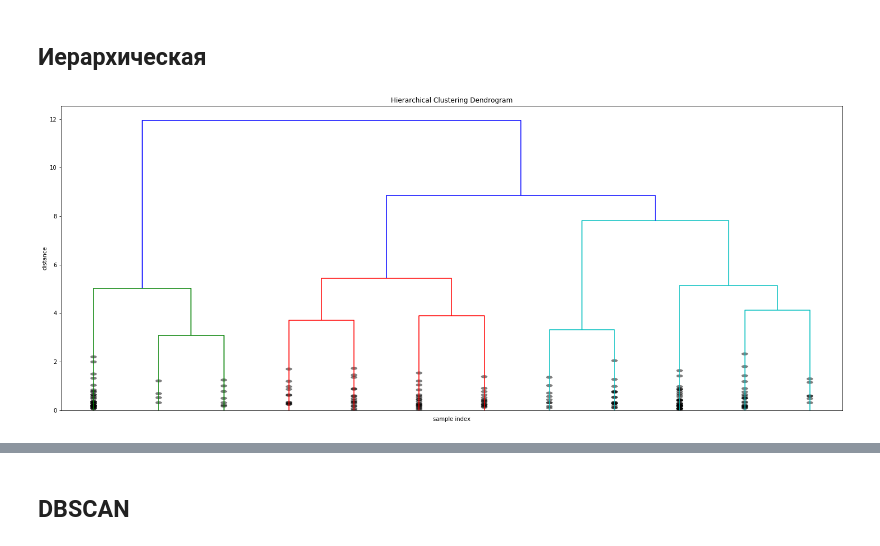
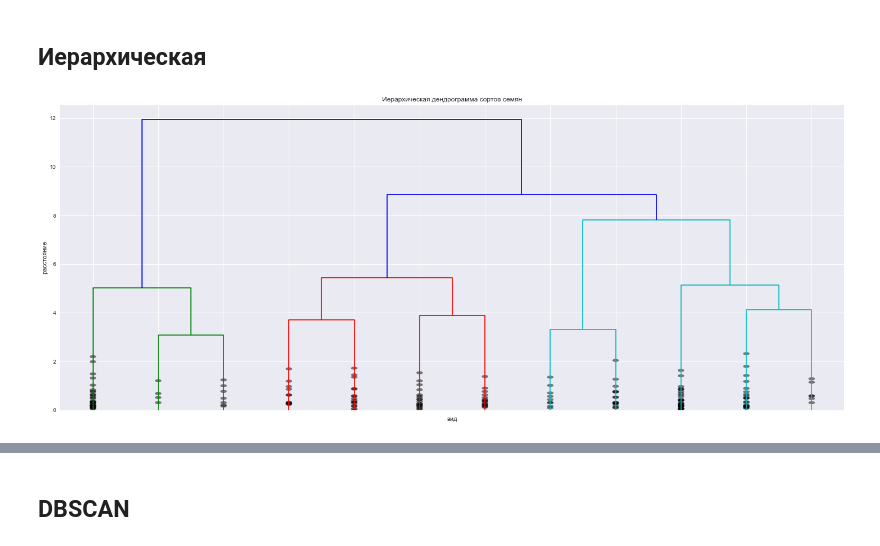
Before and after one commit to PereverzevVV/Data-clustering-algorithms, a Jupyter notebook: Семена.ipynb, the cells around one changed output, grey strips where cells are left out. Saved outputs shown, nothing was run; the diff lists cells and outputs as text; code cells hidden in the pictures.

```diff
--- a/Семена.ipynb
+++ b/Семена.ipynb
@@ -80,13 +75,14 @@ for i in range(len(seed_target)):
     else:
         seed_target[i] = 1
 # %%
-plt.figure(figsize=(14,7))
+plt.style.use('seaborn')
+plt.figure(figsize=(18, 9))
 
 colormap = np.array(['red', 'lime', 'black'])
 
 plt.subplot(1, 2, 1)
 plt.scatter(seeds.area, seeds.asymmetry, c=colormap[seed_target])
-plt.title('Сорта')
+plt.title('Истинные значения')
 
 plt.subplot(1, 2, 2)
 plt.scatter(seeds.area, seeds.asymmetry, c=colormap[pred_small])
@@ -101,16 +98,19 @@ Accuracy of clustering is 32.86%
 # %% [markdown]
 ## Иерархическая
 # %%
+#Обучение
 distances = pdist(seeds_small, "euclidean")
 ie = linkage(seeds_small, method="complete")
+
+#Дендрограмма
 fig = plt.figure(figsize=(25, 10))
-plt.title("Hierarchical Clustering Dendrogram")
-plt.xlabel("sample index")
-plt.ylabel("distance")
+plt.title("Иерархическая дендрограмма сортов семян")
+plt.xlabel("вид")
+plt.ylabel("расстояние")
 dn = dendrogram(ie,
     truncate_mode="lastp",
     p=12,
     show_leaf_counts=False,
     show_contracted=True)
 # %% [output]
-[figure, old version]
+[figure, new version]
```
Also changed, not shown: parts of 13 cells of this notebook.
